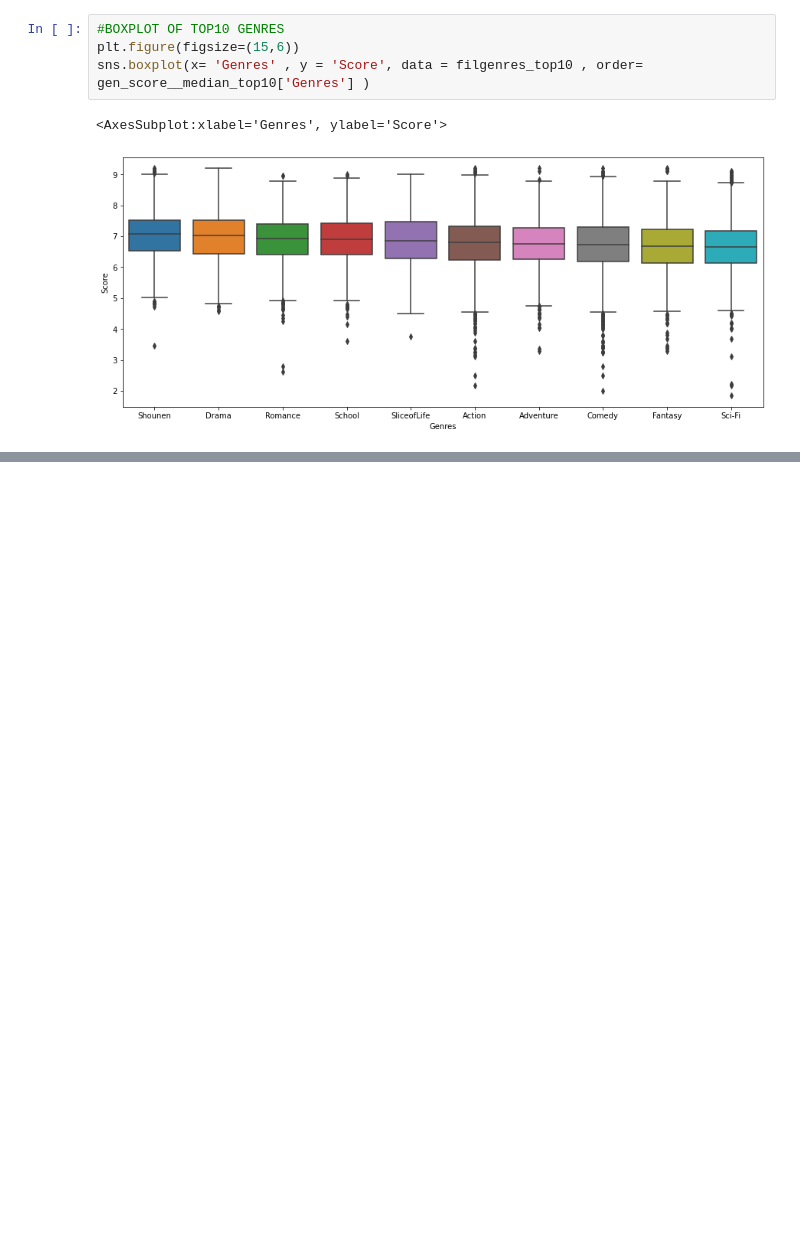
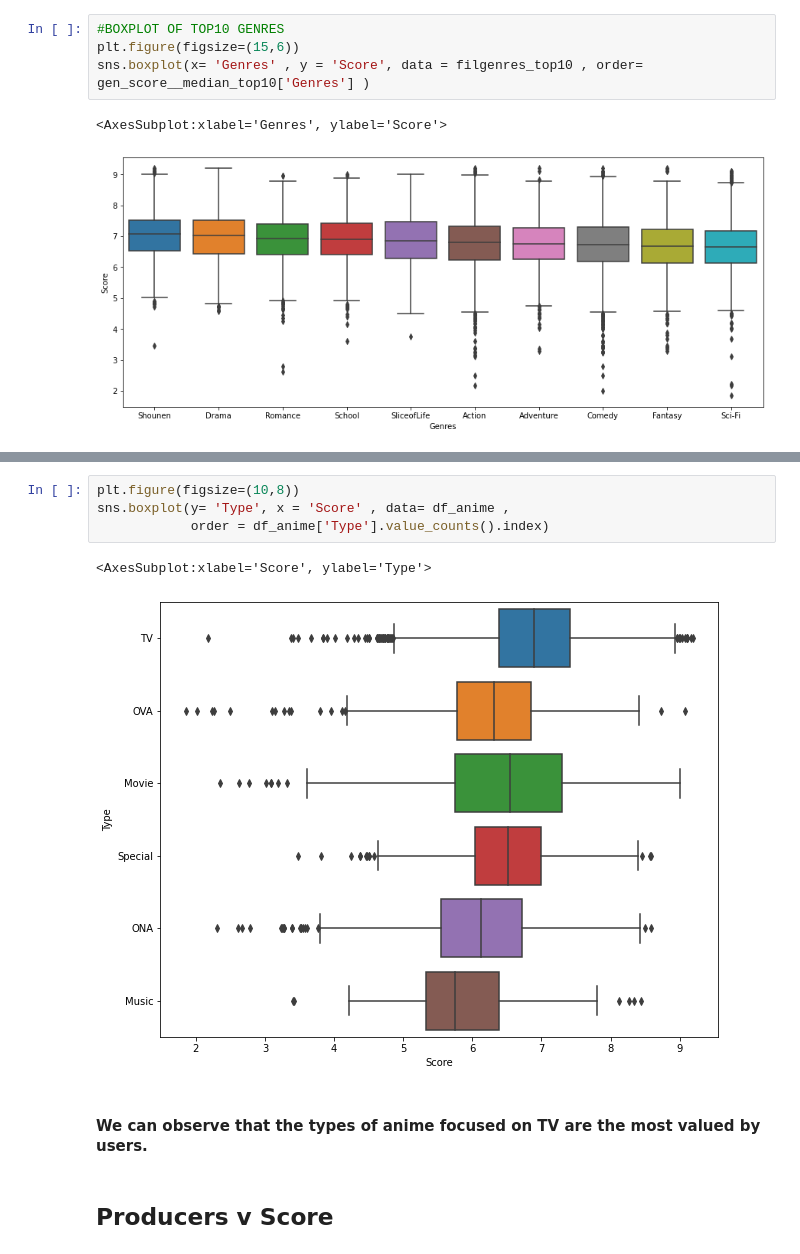
Before and after one commit to saksh-sys/EDA-project, a Jupyter notebook: anime.ipynb, the cells around one changed output, grey strips where cells are left out. Saved outputs shown, nothing was run; the diff lists cells and outputs as text; blank space fills up the shorter version.

```diff
--- a/anime.ipynb
+++ b/anime.ipynb
@@ -732,0 +751,11 @@ sns.boxplot(x= 'Genres' , y = 'Score', data = filgenres_top10 , order= gen_score
+# %%
+plt.figure(figsize=(10,8))
+sns.boxplot(y= 'Type', x = 'Score' , data= df_anime ,
+            order = df_anime['Type'].value_counts().index)
+# %% [output]
+<AxesSubplot:xlabel='Score', ylabel='Type'>
+[figure, added]
+# %% [markdown]
+#### We can observe that the types of anime focused on TV are the most valued by users.
+# %% [markdown]
+## Producers v Score
```
Also changed, not shown: parts of 52 cells of this notebook.
